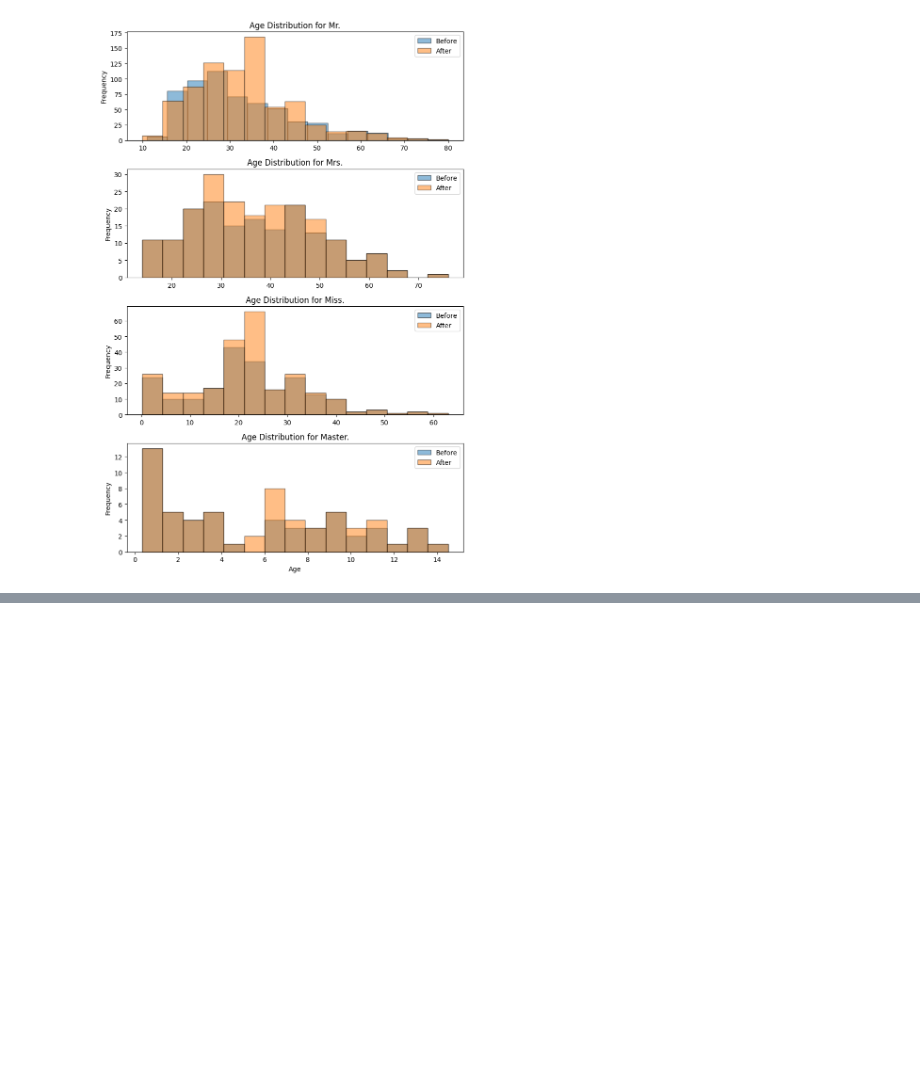
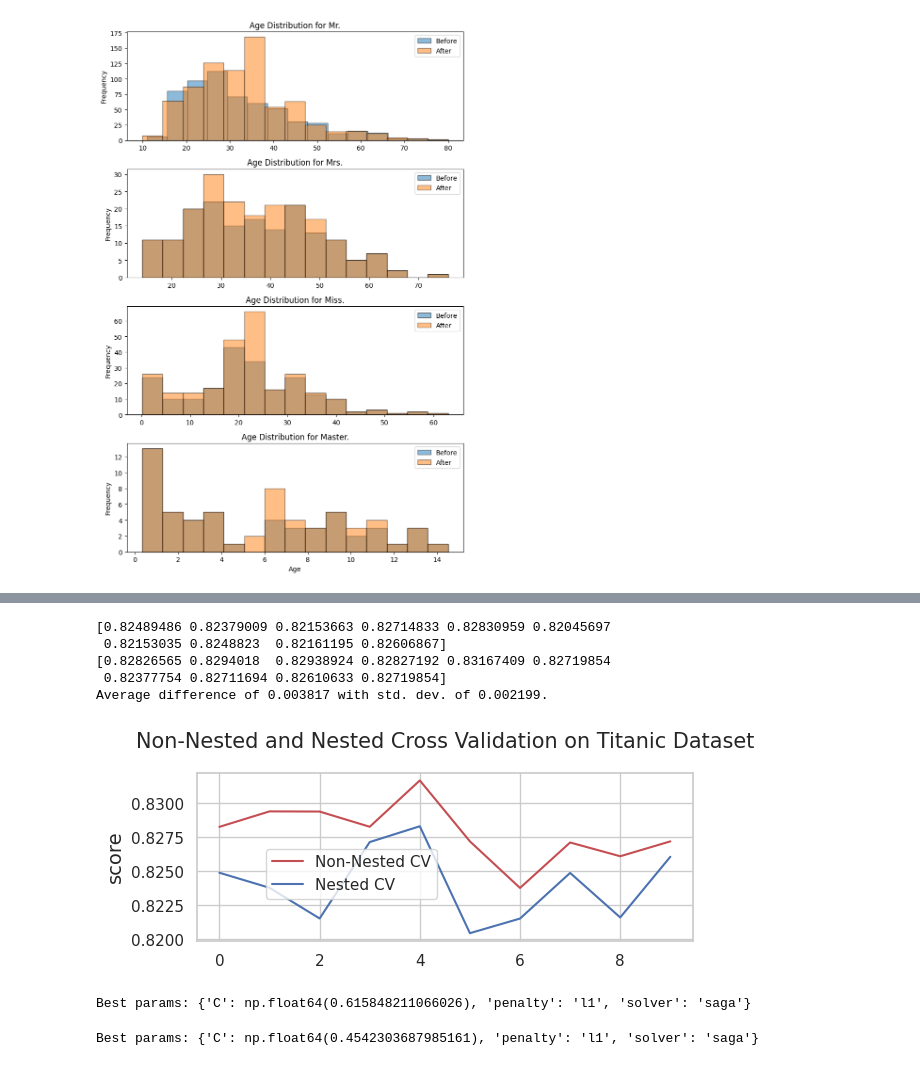
Before and after one commit to axandrei1234/titanic-challenge, a Jupyter notebook: src/test.ipynb, the cells around one changed output, grey strips where cells are left out. Cells and saved outputs as stored; diff of their text form; code cells hidden in the pictures; blank space fills up the shorter version.

Commit message:
added logistic regression wth multiple hyperparameter search options

```diff
--- a/src/test.ipynb
+++ b/src/test.ipynb
@@ -406,0 +484,69 @@ plt.show()
+# %%
+NUM_ITERS = 10
+
+p_grid_lr = {"C" : np.logspace(-4, 4, 20),
+             "penalty": ['l1', 'l2'],
+             "solver": ['liblinear', 'saga']}
+
+
+non_nested_scores = np.zeros(NUM_ITERS)
+nested_scores = np.zeros(NUM_ITERS)
+
+lr = LogisticRegression(max_iter=5_000, random_state=42)
+
+
+for i in range(NUM_ITERS):
+    inner_skf = StratifiedKFold(n_splits=5, shuffle=True, random_state=i)
+    outer_skf = StratifiedKFold(n_splits=5, shuffle=True, random_state=i)
+
+    clf = GridSearchCV(estimator=lr, param_grid=p_grid_lr, cv=outer_skf, n_jobs=-1)
+
+    clf.fit(X_train, y_train)
+    non_nested_scores[i] = clf.best_score_
+
+    clf = GridSearchCV(estimator=lr, param_grid=p_grid_lr, cv=inner_skf, n_jobs=-1)
+    nested_score = cross_val_score(clf, X=X_train, y=y_train, cv=outer_skf)
+    nested_scores[i] = nested_score.mean()
+
+print(nested_scores)
+print(non_nested_scores)
+
+plt.figure()
+plt.subplot(211)
+(non_nested_scores_line,) = plt.plot(non_nested_scores, color="r")
+(nested_line,) = plt.plot(nested_scores, color="b")
+plt.ylabel("score", fontsize="14")
+plt.legend(
+    [non_nested_scores_line, nested_line],
+    ["Non-Nested CV", "Nested CV"],
+    bbox_to_anchor=(0, 0.4, 0.5, 0),
+)
+plt.title(
+    "Non-Nested and Nested Cross Validation on Titanic Dataset",
+    x=0.5,
+    y=1.1,
+    fontsize="15",
+)
+
+score_difference = non_nested_scores - nested_scores
+
+print(
+    "Average difference of {:6f} with std. dev. of {:6f}.".format(
+        score_difference.mean(), score_difference.std()
+    )
+)
+# %% [output]
+[0.82489486 0.82379009 0.82153663 0.82714833 0.82830959 0.82045697
+ 0.82153035 0.8248823  0.82161195 0.82606867]
+[0.82826565 0.8294018  0.82938924 0.82827192 0.83167409 0.82719854
+ 0.82377754 0.82711694 0.82610633 0.82719854]
+Average difference of 0.003817 with std. dev. of 0.002199.
+[figure, added]
+# %%
+skf = StratifiedKFold(n_splits=5, shuffle=True, random_state=42)
+final_clf = GridSearchCV(estimator=lr, param_grid=p_grid_lr, cv=skf, n_jobs=-1)
+final_clf.fit(X_train, y_train)
+
+print("Best params:", final_clf.best_params_)
+# %% [output]
+Best params: {'C': np.float64(0.615848211066026), 'penalty': 'l1', 'solver': 'saga'}
@@ -406,0 +562,11 @@ plt.show()
+# %%
+distributions = dict(C=uniform(loc=0, scale=4),
+                     penalty=['l2', 'l1'],
+                     solver=['liblinear', 'saga'])
+
+clf = RandomizedSearchCV(lr, distributions, random_state=42, n_jobs=-1, cv=skf, n_iter=1000)
+clf.fit(X_train, y_train)
+
+print("Best params:", clf.best_params_)
+# %% [output]
+Best params: {'C': np.float64(0.4542303687985161), 'penalty': 'l1', 'solver': 'saga'}
```
Also changed, not shown: parts of 11 cells of this notebook.
